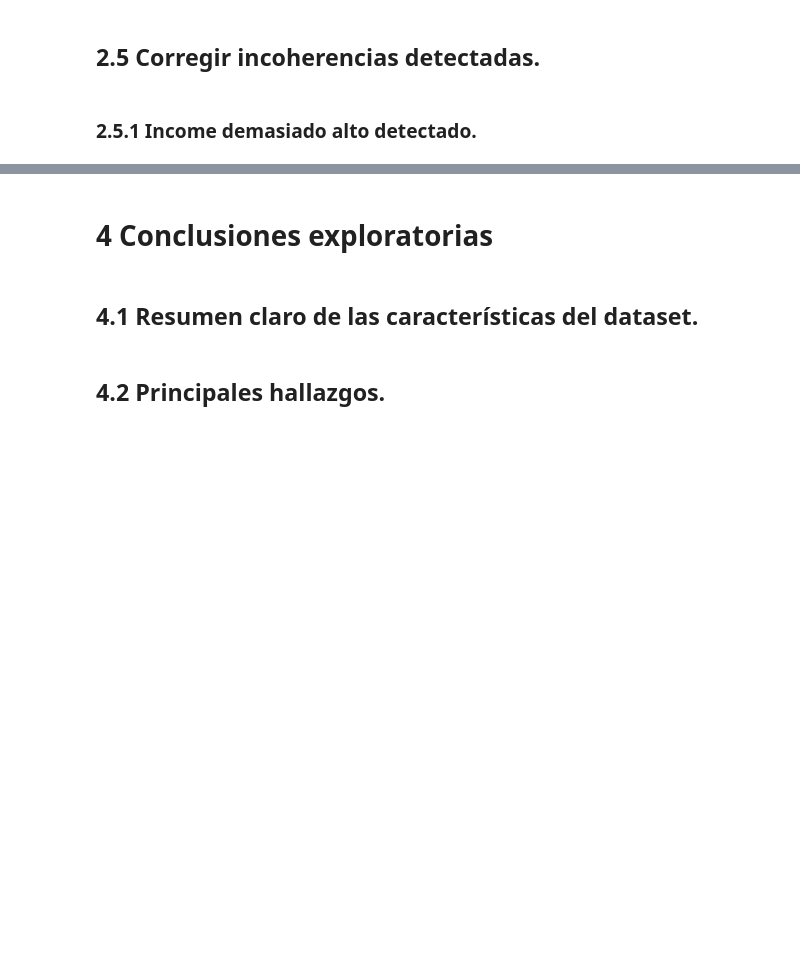
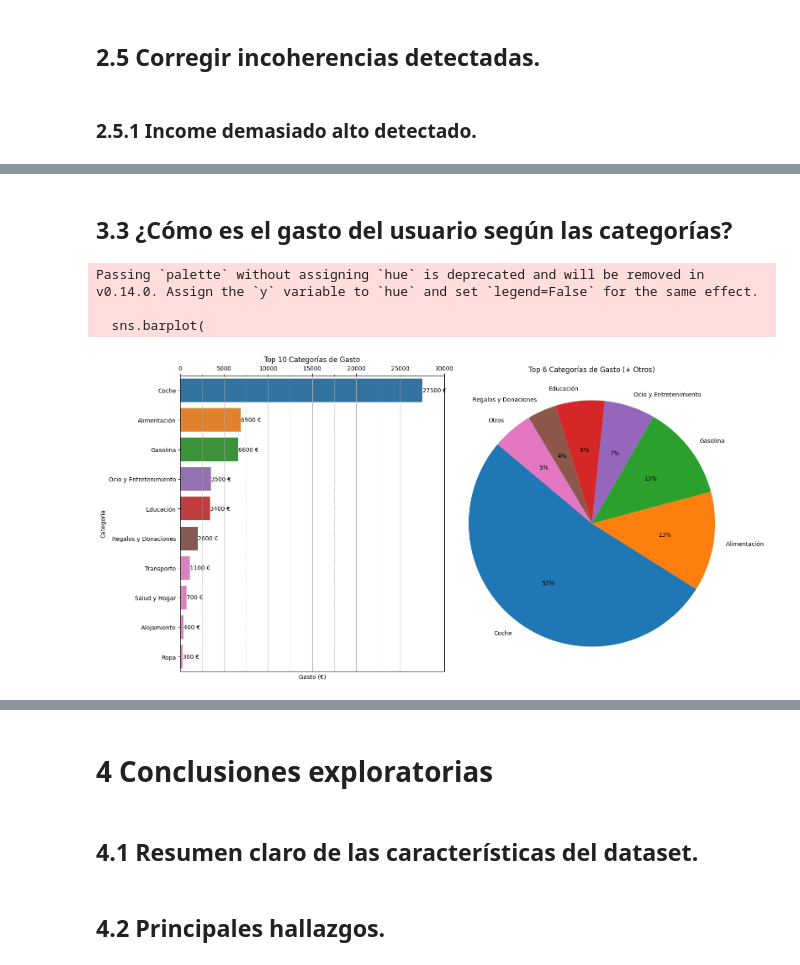
Before and after one commit to AlbertRipoll/Evolve, a Jupyter notebook: notebooks/eda.ipynb, the cells around one changed output, grey strips where cells are left out. Cells and saved outputs as stored; diff of their text form; code cells hidden in the pictures; blank space fills up the shorter version.

```diff
--- a/notebooks/eda.ipynb
+++ b/notebooks/eda.ipynb
@@ -742,0 +1128,80 @@ Generar visualizaciones sencillas que ayuden a explicar el dataset, respondiendo
+# %% [markdown]
+## 3.3 ¿Cómo es el gasto del usuario según las categorías?
+# %%
+# Sumar el gasto total por categoría, ordenarlo y aplicar valor absoluto y redondeo a centenas
+data = expenses.groupby('Grouped category')['Amount'].sum().abs()
+data = data.apply(lambda x: np.round(x, -2)).sort_values(ascending=True)
+
+# Paleta de colores personalizada
+colores_pie = {
+    'Alimentación': '#ff7f0e',
+    'Coche': '#1f77b4',
+    'Gasolina': '#2ca02c',
+    'Ocio y Entretenimiento': '#9467bd',
+    'Regalos y Donaciones': '#8c564b',
+    'Educación': '#d62728',
+    'Transporte': '#e377c2',
+    'Salud y Hogar': '#e377c2',
+    'Alojamiento': '#e377c2',
+    'Ropa': '#e377c2',
+    'Otros': '#e377c2'
+}
+
+# Asignar colores según el diccionario
+colores_ordenados = [colores_pie.get(cat, '#d3d3d3') for cat in data.index]
+
+# Crear figura y subplots
+fig, axes = plt.subplots(1, 2, figsize=(16, 8))
+
+# --- Barplot (Top 10 categorías) ---
+top10_data = data[-10:][::-1]
+sns.barplot(
+    x=top10_data.values,
+    y=top10_data.index,
+    palette=colores_ordenados[-10:][::-1],
+    ax=axes[0]
+)
+axes[0].set_title('Top 10 Categorías de Gasto')
+axes[0].set_xlabel('Gasto (€)')
+axes[0].set_ylabel('Categoría')
+axes[0].set_xticks(np.arange(0, data.max() + 5000, 5000), minor=False)
+axes[0].set_xticks(np.arange(0, data.max() + 2500, 2500), minor=True)
+axes[0].grid(True, axis='x', which='major', linestyle='-', linewidth=1)
+axes[0].grid(True, axis='x', which='minor', linestyle='--', linewidth=0.6)
+axes[0].xaxis.tick_top()
+
+# Añadir etiquetas con valores redondeados
+for i, value in enumerate(top10_data.values):
+    axes[0].text(value + 10, i, f'{int(value)} €', va='center')
+
+# --- Pieplot (Top 6 + Otros) ---
+top6 = data.sort_values(ascending=False)[:6]
+otros_total = np.round(data.sort_values(ascending=False)[6:].sum(), -2)
+
+data_pie = top6.copy()
+if otros_total > 0:
+    data_pie['Otros'] = otros_total
+
+# Colores para el pie chart
+colores_piechart = [colores_pie.get(cat, '#d3d3d3') for cat in data_pie.index]
+
+axes[1].pie(
+    data_pie,
+    labels=data_pie.index,
+    autopct=lambda p: f'{int(np.round(p))}%' if p > 0 else '',
+    startangle=140,
+    colors=colores_piechart
+)
+axes[1].set_title('Top 6 Categorías de Gasto (+ Otros)')
+axes[1].axis('equal')
+
+plt.tight_layout()
+plt.show()
+
+print("Este gráfico permite ver como es el gasto del usuario distribuido en las distintas categorías.")
+print("Permite leer el gasto de cada categoría tanto en cantidad como en %")
+# %% [output]
+Passing `palette` without assigning `hue` is deprecated and will be removed in v0.14.0. Assign the `y` variable to `hue` and set `legend=False` for the same effect.
+
+  sns.barplot(
+[figure, added]
```
Also changed, not shown: parts of 69 cells of this notebook.
